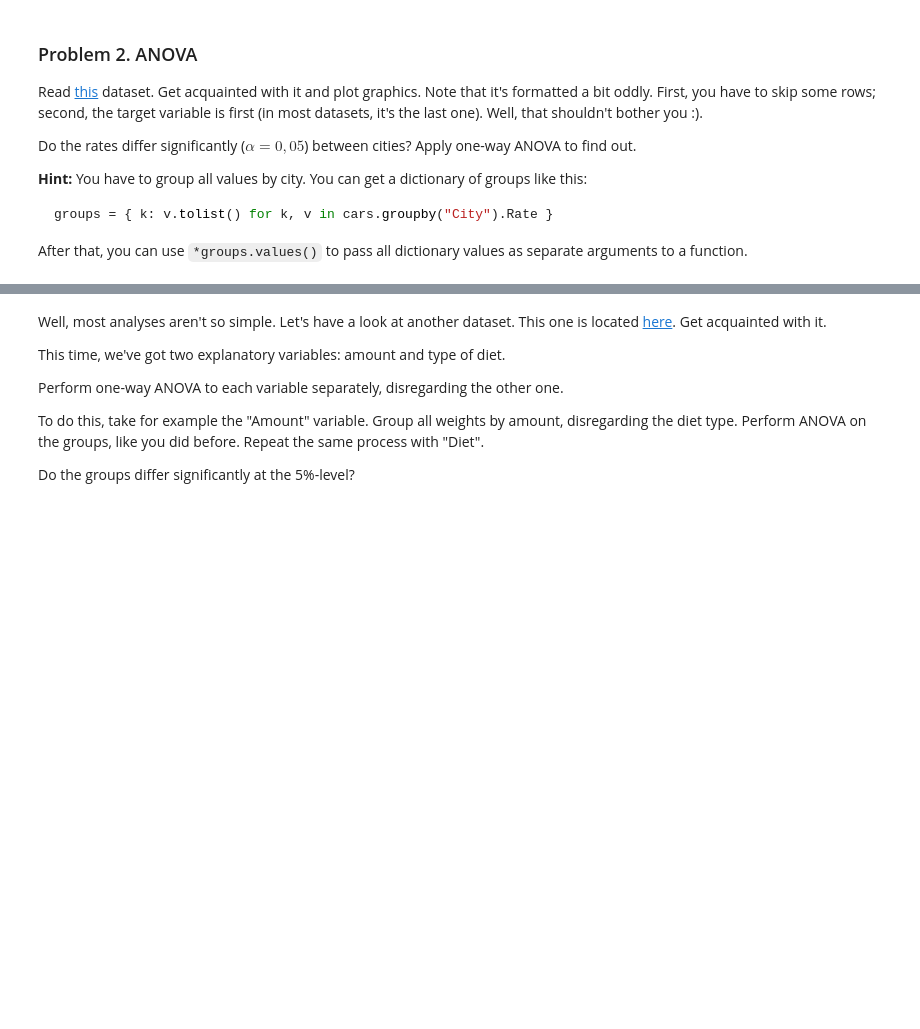
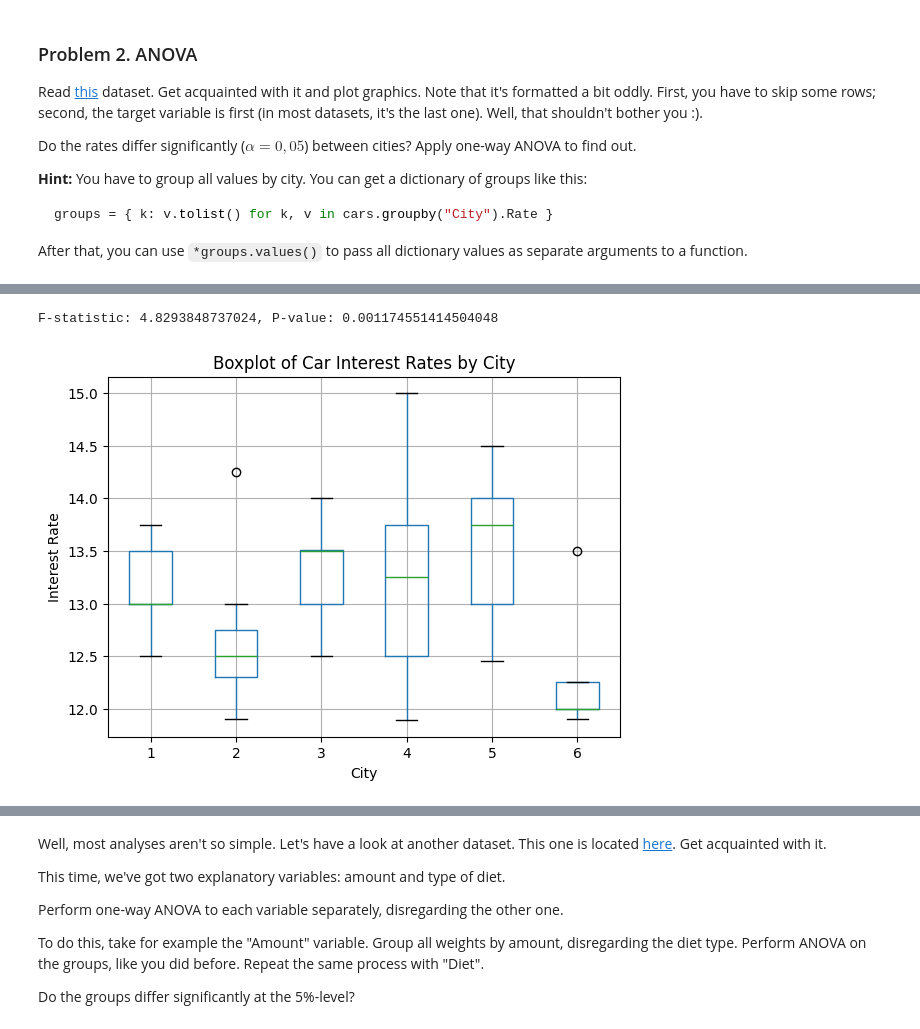
Before and after one commit to VilliTodorova/math_concepts_for_devs, a Jupyter notebook: 14.Hypothesis-Testing-Exercise/Hypothesis Testing Exercise - vt.ipynb, the cells around one changed output, grey strips where cells are left out. Drawn from its saved outputs; the diff is of its cells as text; code cells hidden in the pictures; blank space fills up the shorter version.

```diff
--- a/14.Hypothesis-Testing-Exercise/Hypothesis Testing Exercise - vt.ipynb
+++ b/14.Hypothesis-Testing-Exercise/Hypothesis Testing Exercise - vt.ipynb
@@ -91,0 +123,5 @@
+# %%
+car_interest_rates = pd.read_fwf("data/newcar.dat", skiprows = 25, header = None)
+car_interest_rates.columns = ["rate", "city"]
+
+car_interest_rates
@@ -91,0 +146,19 @@
+# %%
+groups = {city: rates.tolist() for city, rates in car_interest_rates.groupby("city")["rate"]}
+
+f_stat, p_value = st.f_oneway(*groups.values())
+
+print(f'F-statistic: {f_stat}, P-value: {p_value}')
+# %% [output]
+F-statistic: 4.8293848737024, P-value: 0.001174551414504048
+# %%
+car_interest_rates.boxplot(column='rate', by='city')
+
+plt.title('Boxplot of Car Interest Rates by City')
+plt.suptitle('')  # Suppress the default subtitle
+plt.xlabel('City')
+plt.ylabel('Interest Rate')
+
+plt.show()
+# %% [output]
+[figure, added]
```
Also changed, not shown: parts of 12 cells of this notebook.
